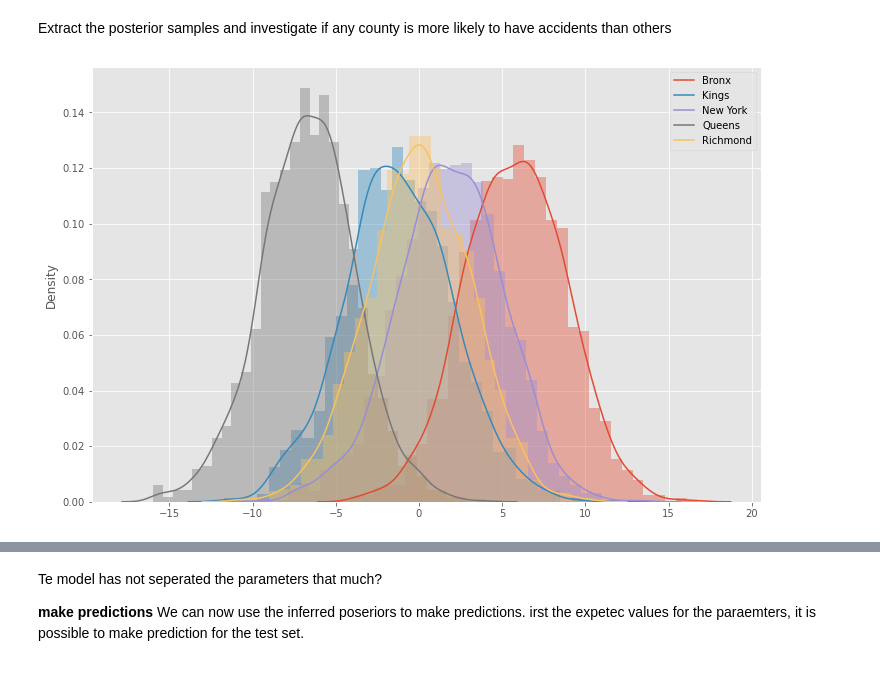
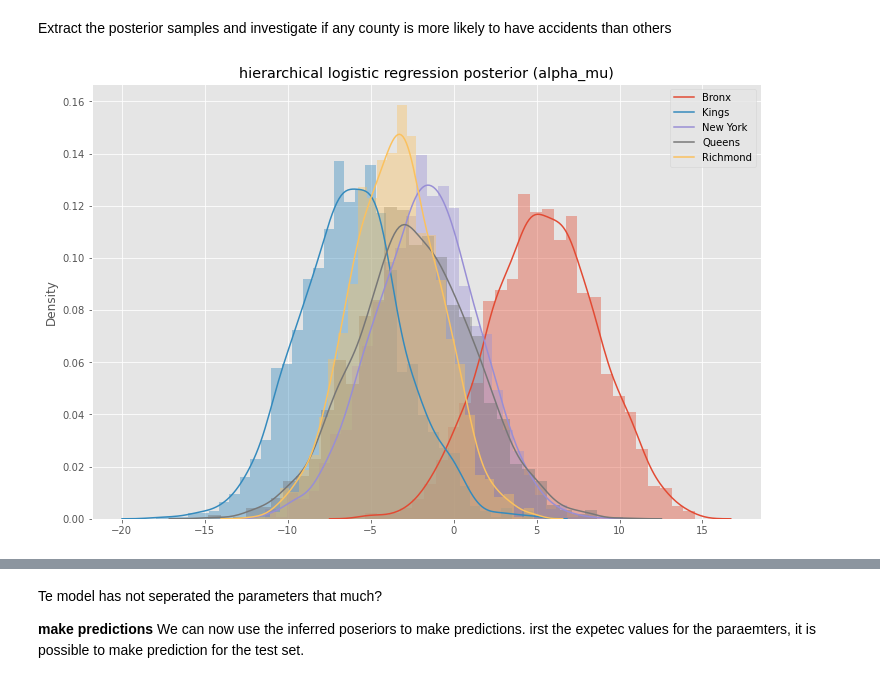
Before and after one commit to KatinkaKlepsch/model_based_ML, a Jupyter notebook: Modelling_notebook.ipynb, the cells around one changed output, grey strips where cells are left out. Saved outputs shown, nothing was run; the diff lists cells and outputs as text; code cells hidden in the pictures.

```diff
--- a/Modelling_notebook.ipynb
+++ b/Modelling_notebook.ipynb
@@ -295,13 +329,14 @@ strong multicollinearity or other numerical problems.
 # %%
 # Create and fit regression model only using chosen features
 lreg = linear_model.LinearRegression()
-lreg.fit(X_train[:, linear_ids], y_train)
+lreg.fit(X_train[:, feature_ids], y_train)
 
 # Make predictions for test set
-y_hat_lreg = lreg.predict(X_test[:, linear_ids])
-print("First 5 predictions:", y_hat_lreg[:5])
+y_pred_lreg_fs = lreg.predict(X_test[:, feature_ids])
+print("First 5 predictions:", y_pred_lreg_fs[:5])
 print("First 5 true values:", y_test[:5])
 
 # Evaluate prediction accuracy
-print("MSE:", sum((y_hat_lreg - y_test)**2)/len(y_hat_lreg))
+corr, mae, rae, rmse, mse, r2 = compute_error(y_test, ypred_lreg)
+print("\nPerformance metrics\nCorrCoef: %.3f\nMAE: %.3f\nRMSE: %.3f\nMSE: %.3f\nR2: %.3f" % (corr, mae, rmse, mse,r2))
 # %% [output]
@@ -543,7 +396,7 @@ plt.rcParams['figure.figsize'] = (12, 8)
 # %% [markdown]
 ### Hierarchical model with logistic regression
 # %%
-def hierarchical_model_lr(X ,ind, n_cat, n_ind, obs=None, y=False):
+def hierarchical_model_lr(X ,ind, n_cat, n_ind, obs=None):
     """_Hierarchical logistic regression_
 
 
@@ -605,13 +458,11 @@ Next step is to prepare data for pyro in order to use the model to predict
 # %%
 # Prepare data for Pyro model
 # convert ty torch tensors
-X_train = torch.tensor(X_train).float()
+X_train_fs = torch.tensor(X_train[:,feature_ids]).float()
 cat_train = torch.tensor(cat_train).long()
-y_train = torch.tensor(y_train).float()
-X_test = torch.tensor(X_test).float()
+y_train = torch.tensor(y_train).long()
+X_test_fs = torch.tensor(X_test[:,feature_ids]).float()
 n_ind = ind.max()
-ind_train = torch.tensor(ind_train).long() # these are indices, therefore they need to be (long) integers
-#cat_test = torch.tensor(y_test).float()
 
 # number of coutnies
 n_cat = int(len(df_all['County'].unique()))
@@ -665,8 +517,13 @@ Wall time: 3min 37s
 Extract the posterior samples and investigate if any county is more likely to have accidents than others
 # %%
 # Extract the posterior samples
-from pyro.infer import Predictive
-
 predictive = Predictive(hierarchical_model_lr, guide=guide, num_samples=2000,
                         return_sites=("beta", "alpha", "alpha_mu", "alpha_sigma"))
-samples = predictive(X_train, ind_train-1, n_cat, n_ind, cat_train-1)
+samples = predictive(X_train, y_train-1, n_cat, n_ind, cat_train-1)
+
+
+# plot the posterior distirbution of the parameters
+beta_samples = samples["beta"].detach().numpy()
+alpha_samples = samples["alpha"].detach().numpy()
+alpha_mu_samples = samples["alpha_mu"].detach().numpy()
+alpha_sigma_samples = samples["alpha_sigma"].detach().numpy()
@@ -679,8 +530,12 @@ alpha_sigma_samples = samples["alpha_sigma"].detach().numpy()
 # %%
-for c in range(n_cat):
-    sns.distplot(alpha_mu_samples[:,0,c])
-plt.legend([cat_string[c] for c in range(n_cat)])
-fig.savefig('output/hierarchical_model_logit.pdf', format="pdf")
-plt.show()
+def plot_county_dist(posterior, save_csv, no_cat = n_cat, legend_names = cat_string):
+    for c in range(no_cat):
+        sns.distplot(posterior[:,0,c])
+    plt.legend([legend_names[c] for c in range(no_cat)])
+    plt.title(save_csv)
+    fig.savefig('output/'+save_csv+'.pdf', format="pdf")
+    plt.show()
+
+plot_county_dist(alpha_mu_samples, 'hierarchical logistic regression posterior (alpha_mu)', no_cat = n_cat, legend_names = cat_string)
 # %% [output]
-[figure, old version]
+[figure, new version]
```
Also changed, not shown: parts of 82 cells of this notebook.
